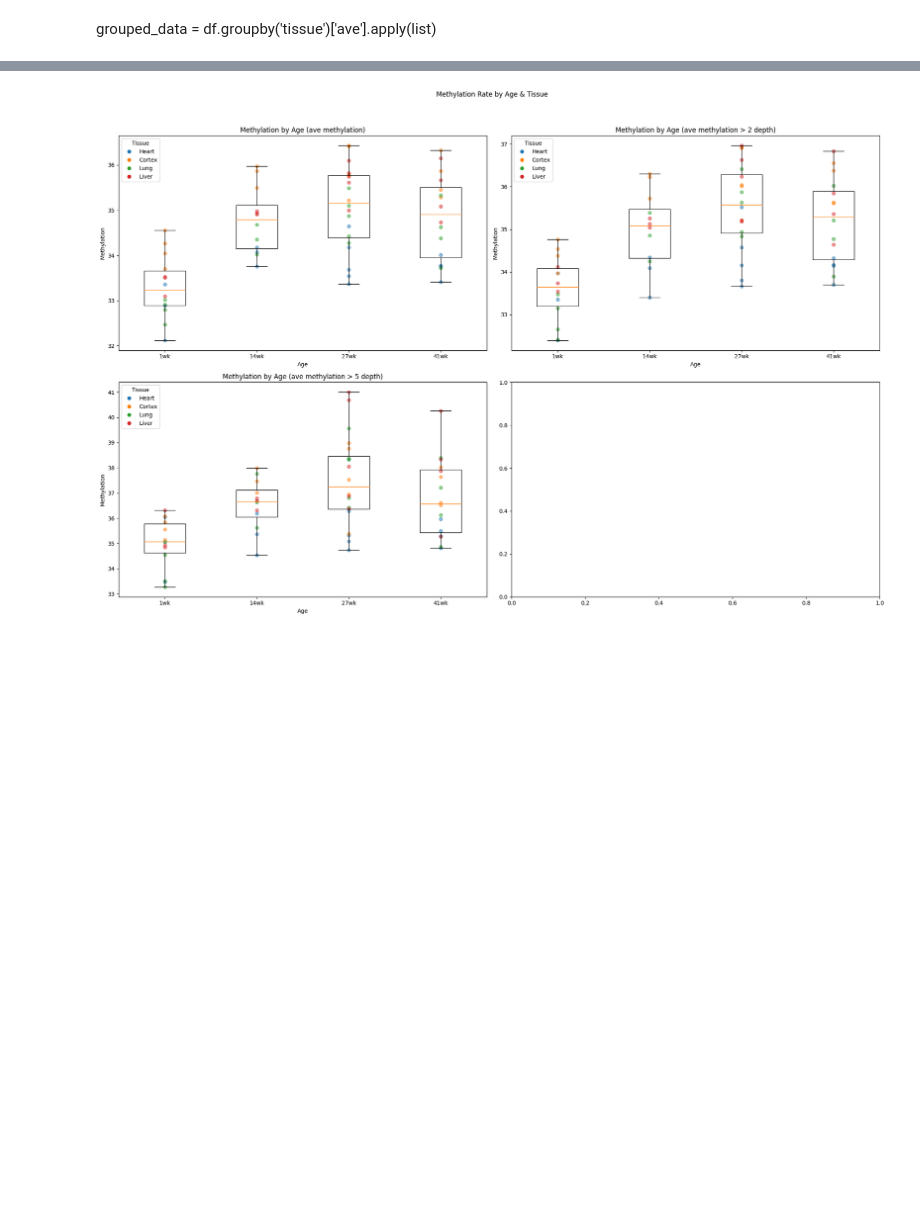
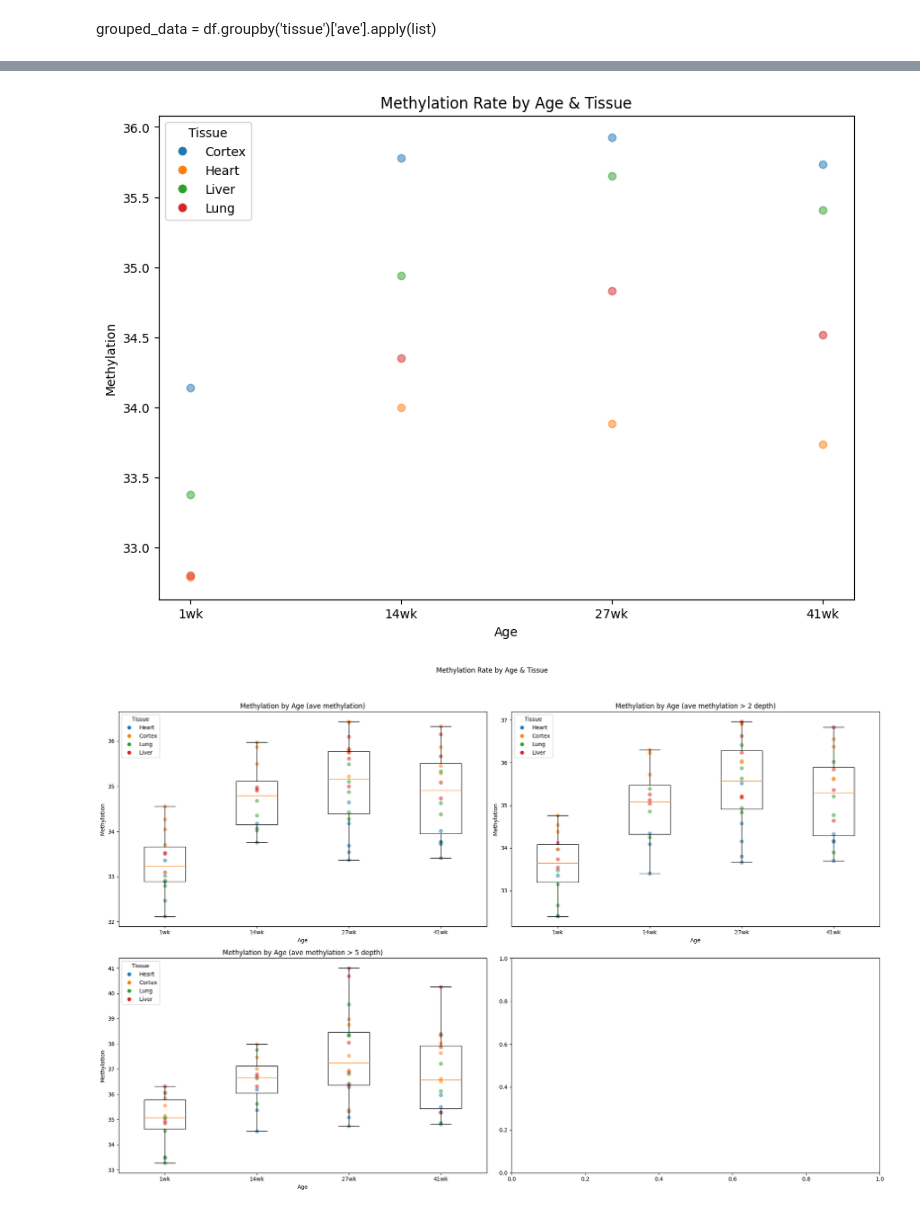
Before and after one commit to hunterDRuebsamen/Bioinformatic_Lab-1, a Jupyter notebook: methyl_analysis.ipynb, the cells around one changed output, grey strips where cells are left out. Cells and saved outputs as stored; diff of their text form; code cells hidden in the pictures; blank space fills up the shorter version.

```diff
--- a/methyl_analysis.ipynb
+++ b/methyl_analysis.ipynb
@@ -233,0 +235,17 @@ plt.show();
+# %%
+# First we need to group by 'age' and 'tissue' and calculate the average 'ave_methylation'
+grouped_df = df.groupby(['age', 'tissue']).agg({'ave methylation': 'mean'}).reset_index()
+
+
+# let's convert the 'age' column to a sortable integer column.
+grouped_df['age_int'] = grouped_df['age'].str.replace('wk', '').astype(int)
+
+# Now let's sort the DataFrame by this new 'age_int' column.
+grouped_df = grouped_df.sort_values(by='age_int')
+
+# If you want to drop the 'age_int' column after sorting, you can do so.
+grouped_df.drop('age_int', axis=1, inplace=True)
+
+# Now df_sorted is sorted by age in the order you specified.
+
+grouped_df
@@ -234,3 +270,38 @@ plt.show();
+# %%
+# Setup overall figure and add a single plot to it
+fig = plt.figure(figsize =(10, 7))
+ax = fig.add_subplot()
+
+# Group and Prepare dataframe to be graphed
+
+
+# Get the methylation rate for per every Age and Tissue
+for i, age in enumerate(age_list):
+
+    for tissue in unique_tissues:
+        ave_methyl = grouped_df[(grouped_df['tissue'] == tissue) & (grouped_df['age'] == age)]['ave methylation'].values[0]
+        ax.scatter(i+1, ave_methyl, color=color_map[tissue], alpha=0.5)
+
+
+# Set x-axis labels
+ax.set_xticks(range(1, len(age_list)+1))
+ax.set_xticklabels(age_list)
+
+# Set labels and title
+ax.set_xlabel('Age')
+ax.set_ylabel('Methylation')
+ax.set_title('Methylation by Age')
+
+# Create custom legend for tissues
+ax.legend(handles=[plt.Line2D([0], [0], marker='o', color=color_map[tissue], linestyle='') for tissue in unique_tissues],
+          labels=list(unique_tissues))
+
+plt.legend(scatter_labels, unique_tissues, title='Tissue')
+# Label Overall Figure and Display
+plt.title('Methylation Rate by Age & Tissue')
+plt.show();
+# %% [output]
+[figure, added]
 # %%
 # Define a function to generate a plot
 def generate_plot(ax, df, column_name):
```
Also changed, not shown: parts of 7 cells of this notebook.
